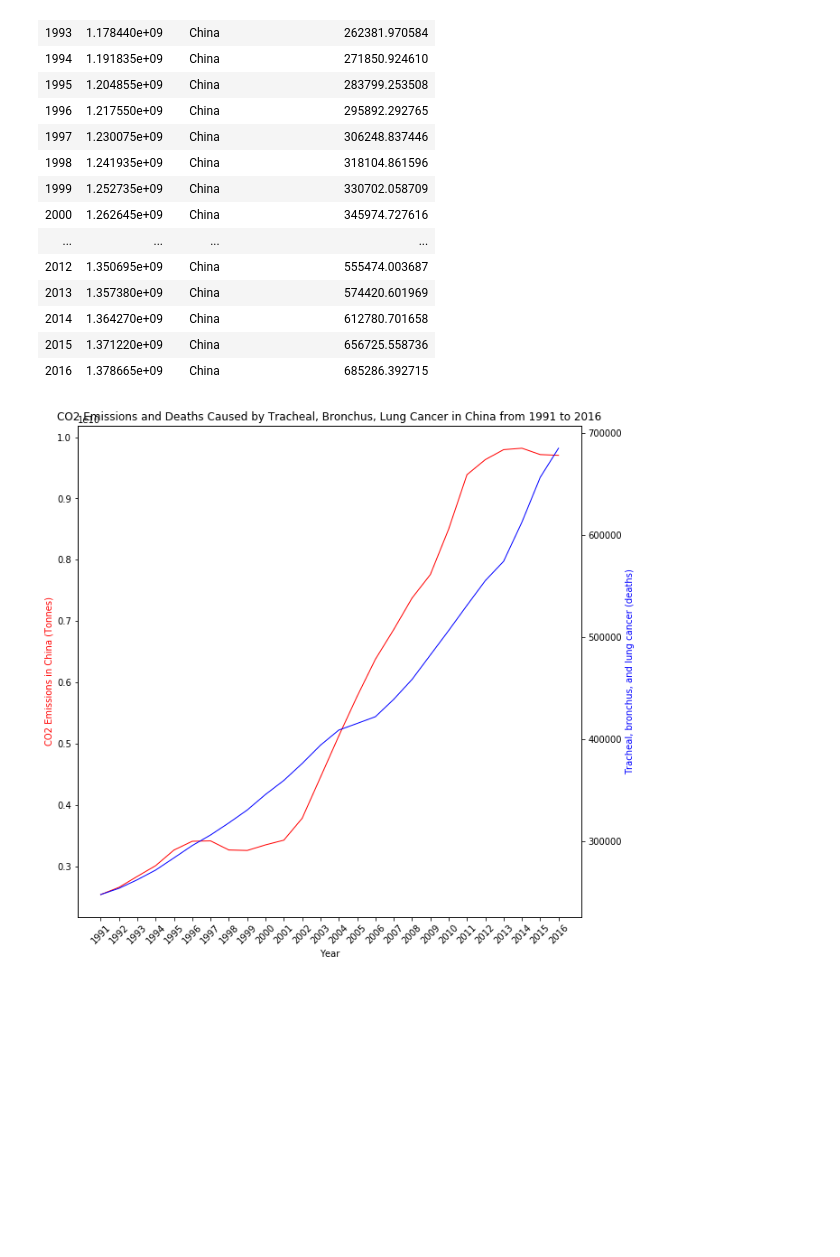
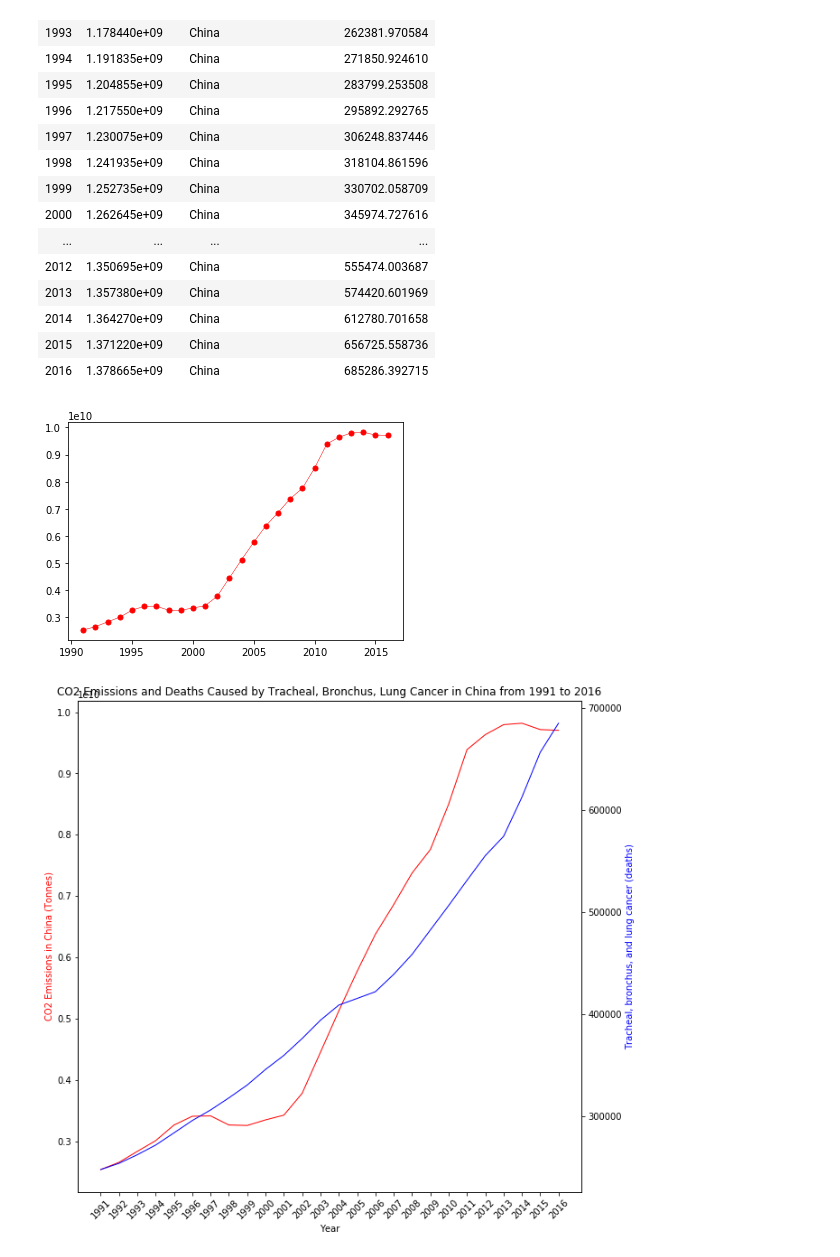
Before and after one commit to mhandipranata/climate-change-analysis, a Jupyter notebook: Climate_Change_Analysis.ipynb, the cells around one changed output. Cells and saved outputs as stored; diff of their text form; code cells hidden in the pictures; blank space fills up the shorter version.

```diff
--- a/Climate_Change_Analysis.ipynb
+++ b/Climate_Change_Analysis.ipynb
@@ -864,11 +864,13 @@ lung_cancer_deaths_total_pop_china
 | 2015 | 1.371220e+09 | China | 656725.558736 |
 | 2016 | 1.378665e+09 | China | 685286.392715 |
 # %%
-# # Plot the graph based on CO2 emission data for China
-# plt.plot(CO2_emission_china.index, CO2_emission_china["CO2 emissions (tonnes)"],
-#          color="red", marker="o", markersize=5, linewidth=0.5)
+# Plot the graph based on CO2 emission data for China
+plt.plot(CO2_emission_china.index, CO2_emission_china["CO2 emissions (tonnes)"],
+         color="red", marker="o", markersize=5, linewidth=0.5)
 
-# plt.show()
+plt.show()
+# %% [output]
+[figure, added]
 # %%
 # # Plot the graph based on lung cancer deaths data for China
 # plt.plot(lung_cancer_deaths_china.index, lung_cancer_deaths_china["Tracheal, bronchus, and lung cancer (deaths)"],
```
Also changed, not shown: parts of 1 cell of this notebook, 2 other files.
